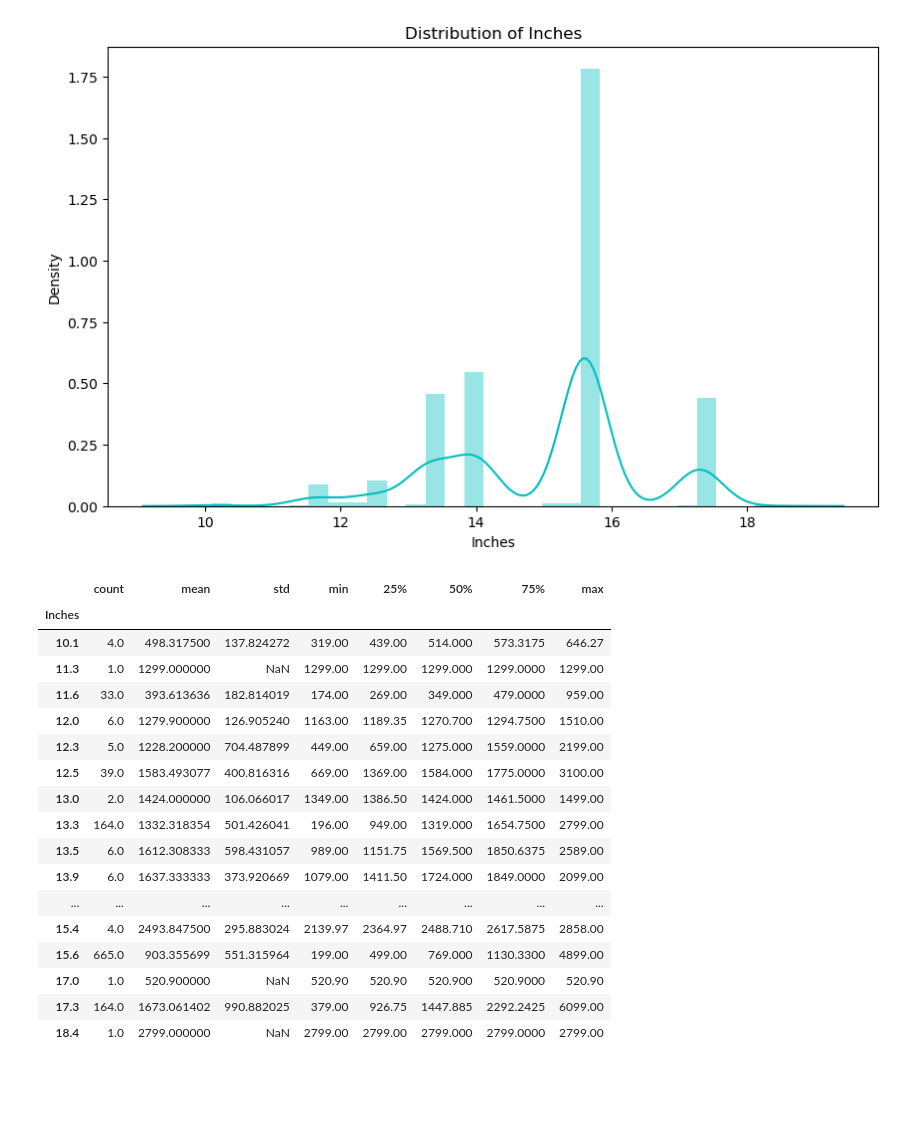
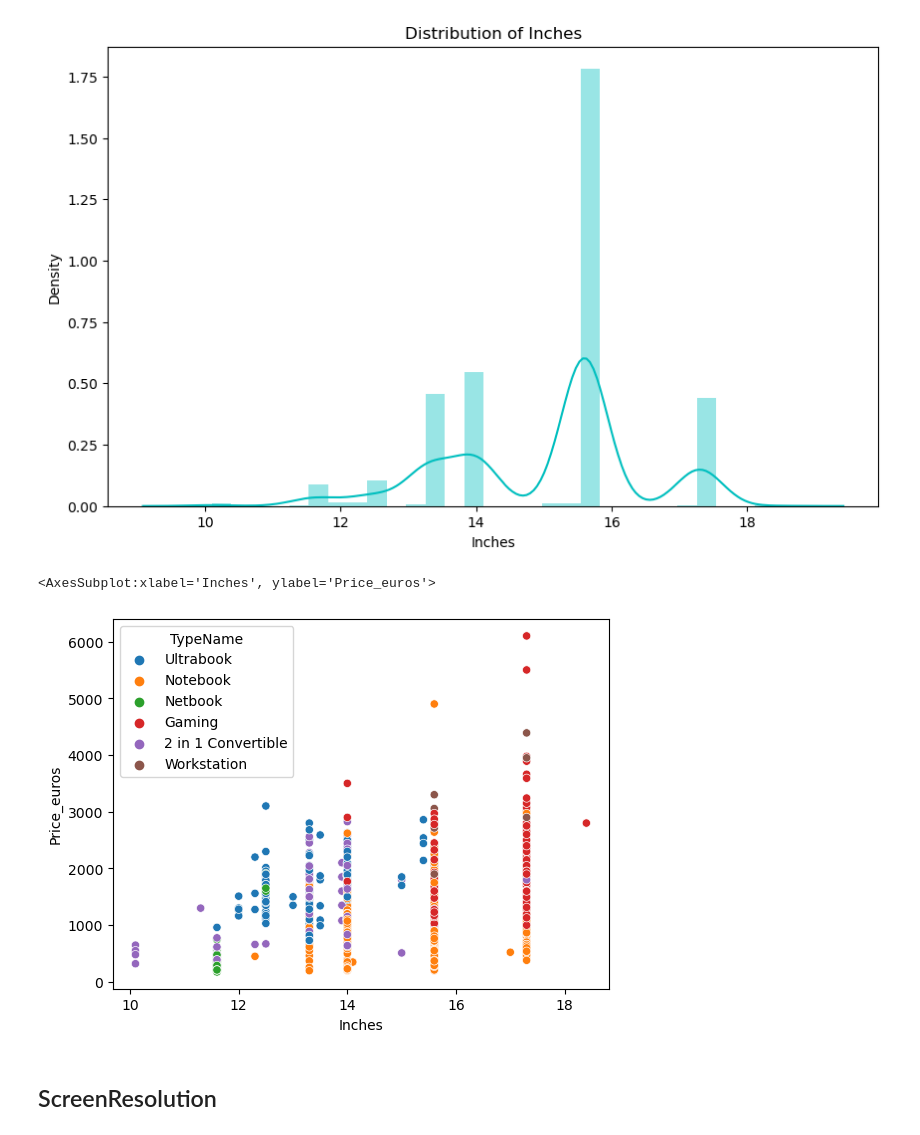
Before and after one commit to RossErskine/Kaggle-notebooks, a Jupyter notebook: Laptop prices.ipynb, the cells around one changed output. Saved outputs shown, nothing was run; the diff lists cells and outputs as text; code cells hidden in the pictures; blank space fills up the shorter version.

```diff
--- a/Laptop prices.ipynb
+++ b/Laptop prices.ipynb
@@ -152,24 +186,10 @@ plt.title('Distribution of Inches')
 Text(0.5, 1.0, 'Distribution of Inches')
 [figure]
 # %%
-df.groupby('Inches')['Price_euros'].describe()
+sns.scatterplot(x=df['Inches'],y=df['Price_euros'],hue=df['TypeName'])
 # %% [output]
-|  | count | mean | std | min | 25% | 50% | 75% | max |
-| Inches |  |  |  |  |  |  |  |  |
-| 10.1 | 4.0 | 498.317500 | 137.824272 | 319.00 | 439.00 | 514.000 | 573.3175 | 646.27 |
-| 11.3 | 1.0 | 1299.000000 | NaN | 1299.00 | 1299.00 | 1299.000 | 1299.0000 | 1299.00 |
-| 11.6 | 33.0 | 393.613636 | 182.814019 | 174.00 | 269.00 | 349.000 | 479.0000 | 959.00 |
-| 12.0 | 6.0 | 1279.900000 | 126.905240 | 1163.00 | 1189.35 | 1270.700 | 1294.7500 | 1510.00 |
-| 12.3 | 5.0 | 1228.200000 | 704.487899 | 449.00 | 659.00 | 1275.000 | 1559.0000 | 2199.00 |
-| 12.5 | 39.0 | 1583.493077 | 400.816316 | 669.00 | 1369.00 | 1584.000 | 1775.0000 | 3100.00 |
-| 13.0 | 2.0 | 1424.000000 | 106.066017 | 1349.00 | 1386.50 | 1424.000 | 1461.5000 | 1499.00 |
-| 13.3 | 164.0 | 1332.318354 | 501.426041 | 196.00 | 949.00 | 1319.000 | 1654.7500 | 2799.00 |
-| 13.5 | 6.0 | 1612.308333 | 598.431057 | 989.00 | 1151.75 | 1569.500 | 1850.6375 | 2589.00 |
-| 13.9 | 6.0 | 1637.333333 | 373.920669 | 1079.00 | 1411.50 | 1724.000 | 1849.0000 | 2099.00 |
-| ... | ... | ... | ... | ... | ... | ... | ... | ... |
-| 15.4 | 4.0 | 2493.847500 | 295.883024 | 2139.97 | 2364.97 | 2488.710 | 2617.5875 | 2858.00 |
-| 15.6 | 665.0 | 903.355699 | 551.315964 | 199.00 | 499.00 | 769.000 | 1130.3300 | 4899.00 |
-| 17.0 | 1.0 | 520.900000 | NaN | 520.90 | 520.90 | 520.900 | 520.9000 | 520.90 |
-| 17.3 | 164.0 | 1673.061402 | 990.882025 | 379.00 | 926.75 | 1447.885 | 2292.2425 | 6099.00 |
-| 18.4 | 1.0 | 2799.000000 | NaN | 2799.00 | 2799.00 | 2799.000 | 2799.0000 | 2799.00 |
+<AxesSubplot:xlabel='Inches', ylabel='Price_euros'>
+[figure, added]
+# %% [markdown]
+## ScreenResolution
 # %%
```
Also changed, not shown: parts of 21 cells of this notebook.
